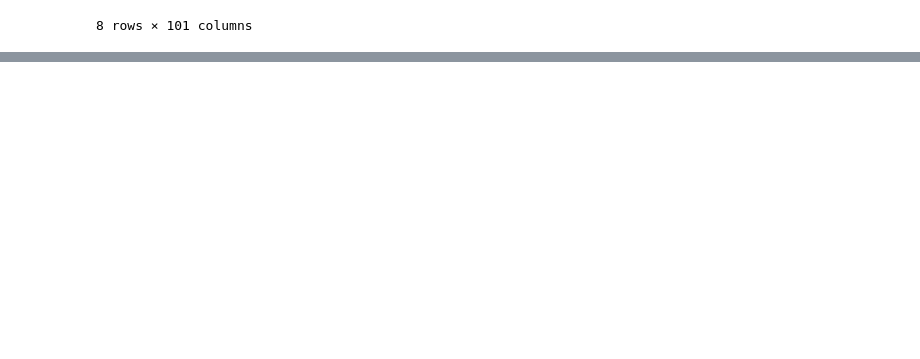
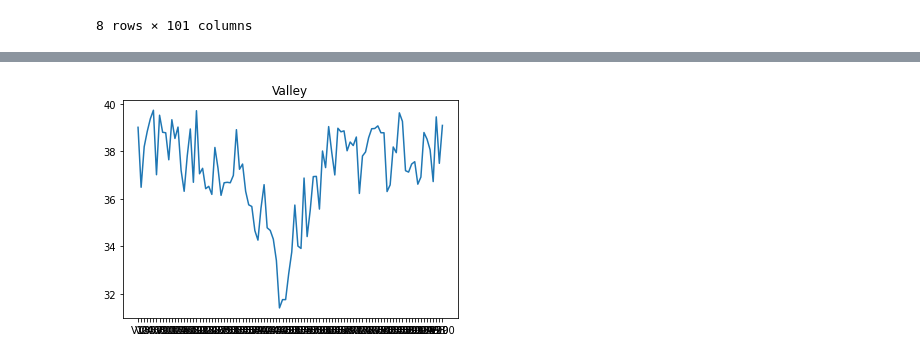
Before and after one commit to Dharmesh0073/Machine-Learning-Projects, a Jupyter notebook: Hill_Valley_LogisticRegression.ipynb, the cells around one changed output, grey strips where cells are left out. Drawn from its saved outputs; the diff is of its cells as text; code cells hidden in the pictures; blank space fills up the shorter version.

```diff
--- a/Hill_Valley_LogisticRegression.ipynb
+++ b/Hill_Valley_LogisticRegression.ipynb
@@ -57,0 +95,2 @@ df.describe()
+# %%
+X = df.drop('Class',axis=1)
@@ -57,0 +120,5 @@ df.describe()
+# %%
+plt.plot(X.iloc[0,:])
+plt.title('Valley');
+# %% [output]
+[figure, added]
```
Also changed, not shown: parts of 42 cells of this notebook.
